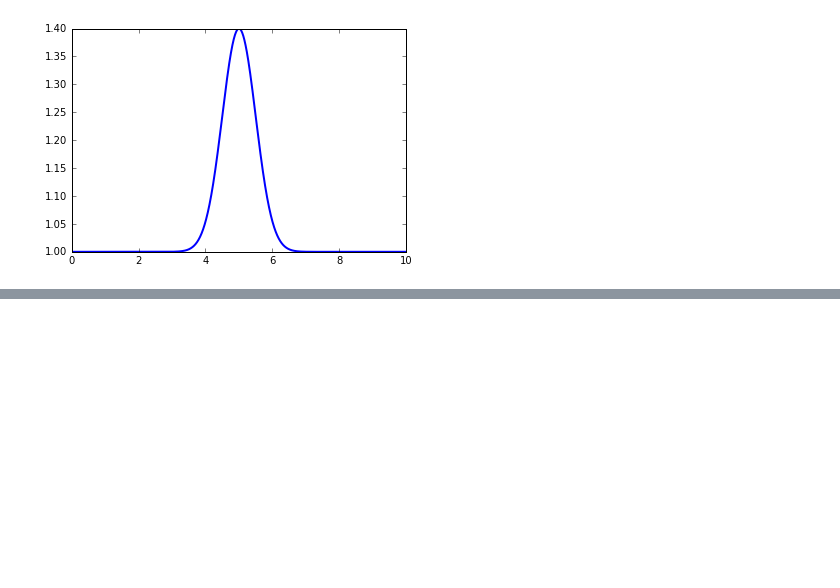
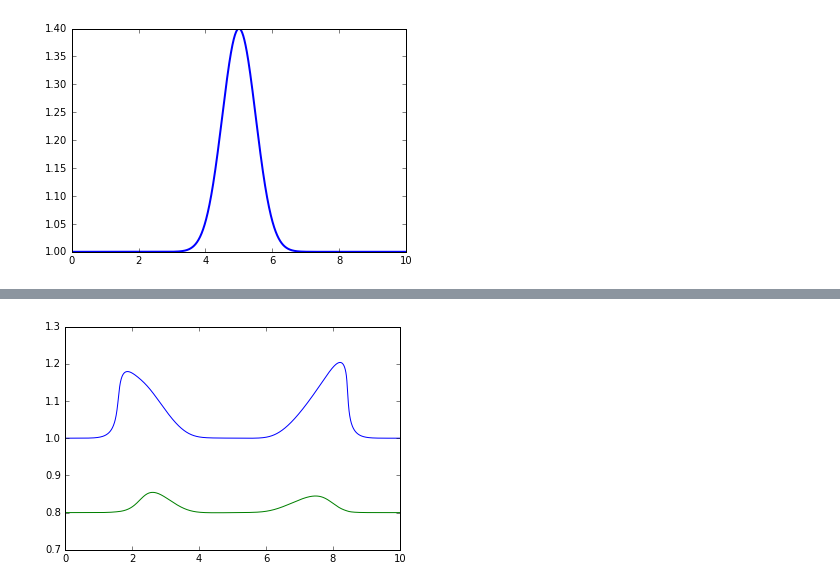
Before and after one commit to harpolea/swerve, a Jupyter notebook: Shallow_Water_Equations.ipynb, the cells around one changed output, grey strips where cells are left out. Drawn from its saved outputs; the diff is of its cells as text; code cells hidden in the pictures; blank space fills up the shorter version.

```diff
--- a/Shallow_Water_Equations.ipynb
+++ b/Shallow_Water_Equations.ipynb
@@ -88,0 +158,5 @@ HTML(anim.to_html5_video())
+# %%
+plt.plot(x,h[0,1:-1,1000],x,h[1,1:-1,1000])
+plt.show()
+# %% [output]
+[figure, added]
```
Also changed, not shown: parts of 7 cells of this notebook.
